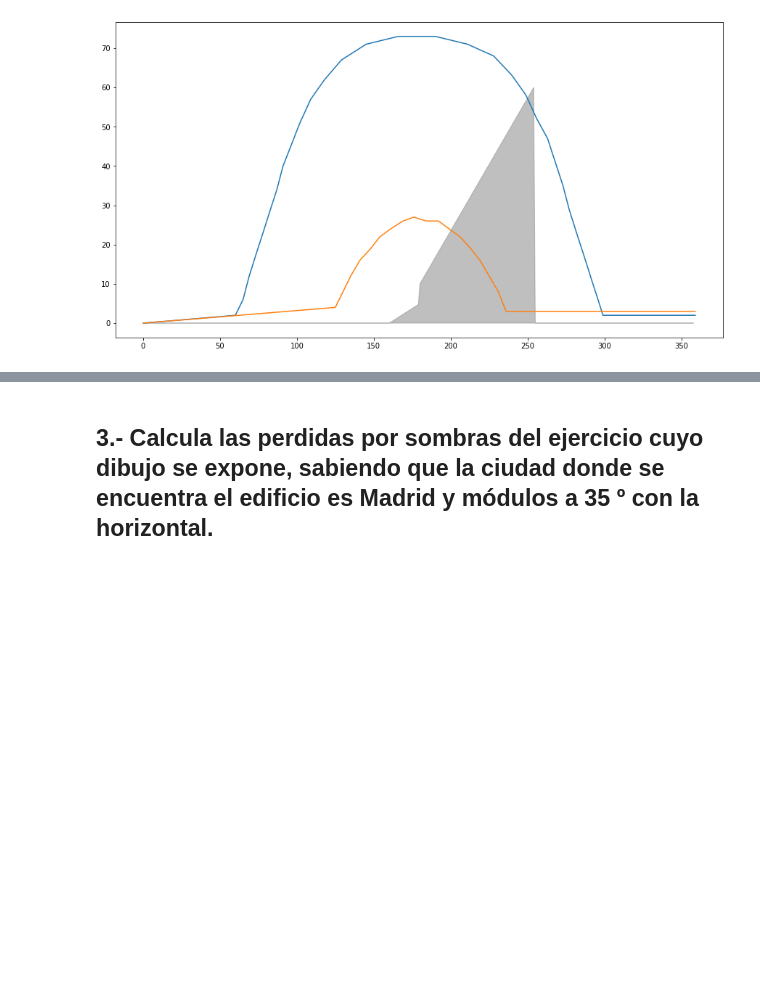
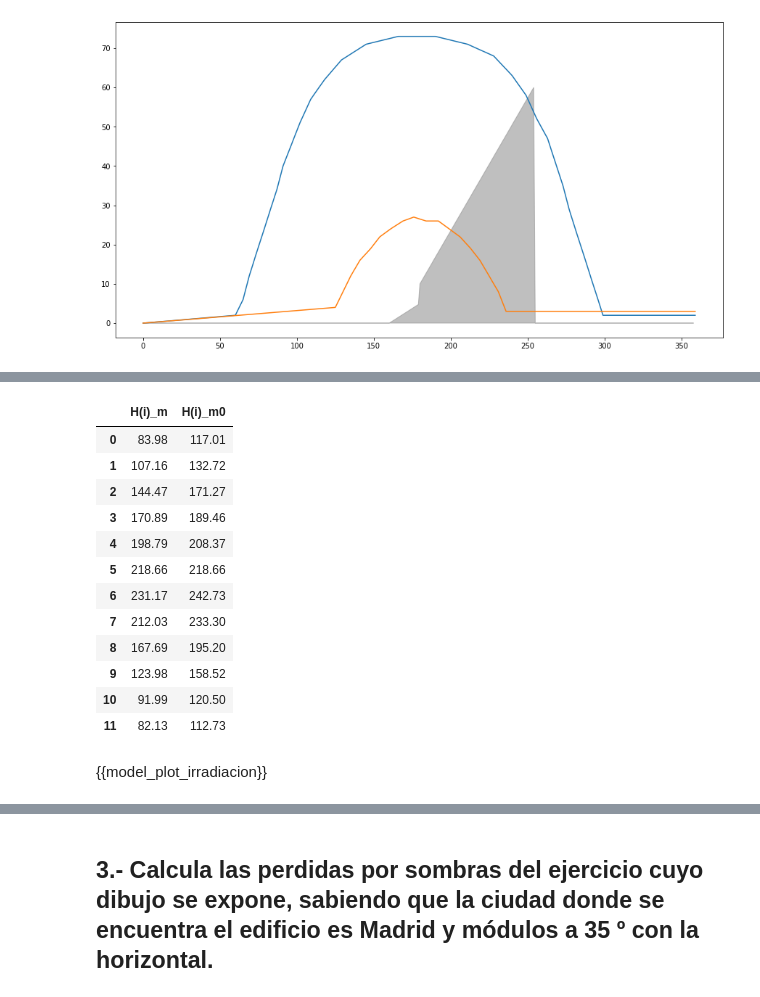
Before and after one commit to wattbucket/1kperdidassom, a Jupyter notebook: notebook.ipynb, the cells around one changed output, grey strips where cells are left out. Drawn from its saved outputs; the diff is of its cells as text; code cells hidden in the pictures; blank space fills up the shorter version.

```diff
--- a/notebook.ipynb
+++ b/notebook.ipynb
@@ -227,0 +252,18 @@ df
+# %%
+df09
+# %% [output]
+|  | H(i)_m | H(i)_m0 |
+| 0 | 83.98 | 117.01 |
+| 1 | 107.16 | 132.72 |
+| 2 | 144.47 | 171.27 |
+| 3 | 170.89 | 189.46 |
+| 4 | 198.79 | 208.37 |
+| 5 | 218.66 | 218.66 |
+| 6 | 231.17 | 242.73 |
+| 7 | 212.03 | 233.30 |
+| 8 | 167.69 | 195.20 |
+| 9 | 123.98 | 158.52 |
+| 10 | 91.99 | 120.50 |
+| 11 | 82.13 | 112.73 |
+# %% [markdown]
+{{model_plot_irradiacion}}
```
Also changed, not shown: parts of 9 cells of this notebook.
